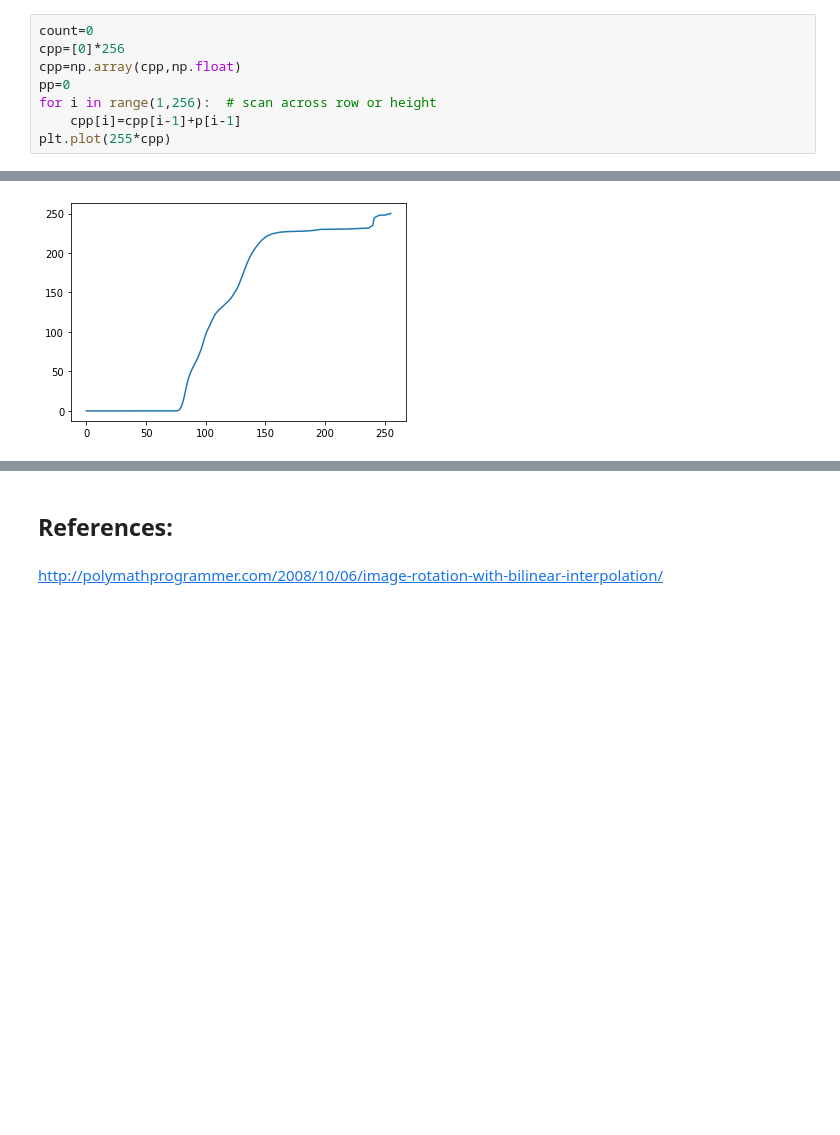
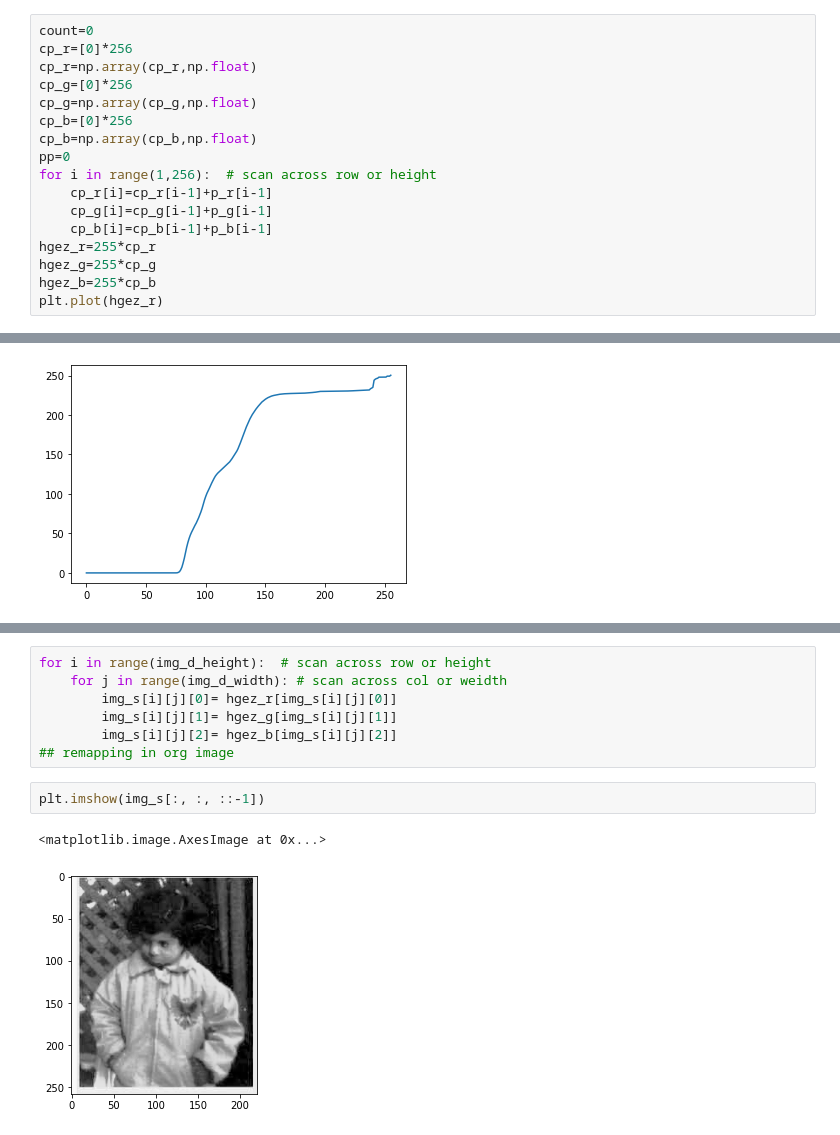
Before and after one commit to rad-mit/CS5102-Digital-Image-Processing-Project, a Jupyter notebook: Assignments/Assignment-5/DIP_Assignment_5.ipynb, the cells around one changed output, grey strips where cells are left out. Cells and saved outputs as stored; diff of their text form; blank space fills up the shorter version.

```diff
--- a/Assignments/Assignment-5/DIP_Assignment_5.ipynb
+++ b/Assignments/Assignment-5/DIP_Assignment_5.ipynb
@@ -66,11 +81,20 @@ plt.plot(p)
 # %%
 count=0
-cpp=[0]*256
-cpp=np.array(cpp,np.float)
+cp_r=[0]*256
+cp_r=np.array(cp_r,np.float)
+cp_g=[0]*256
+cp_g=np.array(cp_g,np.float)
+cp_b=[0]*256
+cp_b=np.array(cp_b,np.float)
 pp=0
 for i in range(1,256):  # scan across row or height
-    cpp[i]=cpp[i-1]+p[i-1]
-plt.plot(255*cpp)
+    cp_r[i]=cp_r[i-1]+p_r[i-1]
+    cp_g[i]=cp_g[i-1]+p_g[i-1]
+    cp_b[i]=cp_b[i-1]+p_b[i-1]
+hgez_r=255*cp_r
+hgez_g=255*cp_g
+hgez_b=255*cp_b
+plt.plot(hgez_r)
 # %% [output]
 [<matplotlib.lines.Line2D at 0x...>]
 [figure]
@@ -207,4 +101,12 @@ plt.imshow(img_d[:, :, ::-1])
-# %% [markdown]
-## References:
-# %% [markdown]
-http://polymathprogrammer.com/2008/10/06/image-rotation-with-bilinear-interpolation/
+# %%
+for i in range(img_d_height):  # scan across row or height
+    for j in range(img_d_width): # scan across col or weidth
+        img_s[i][j][0]= hgez_r[img_s[i][j][0]]
+        img_s[i][j][1]= hgez_g[img_s[i][j][1]]
+        img_s[i][j][2]= hgez_b[img_s[i][j][2]]
+## remapping in org image
+# %%
+plt.imshow(img_s[:, :, ::-1])
+# %% [output]
+<matplotlib.image.AxesImage at 0x...>
+[figure, added]
```
Also changed, not shown: parts of 8 cells of this notebook.
